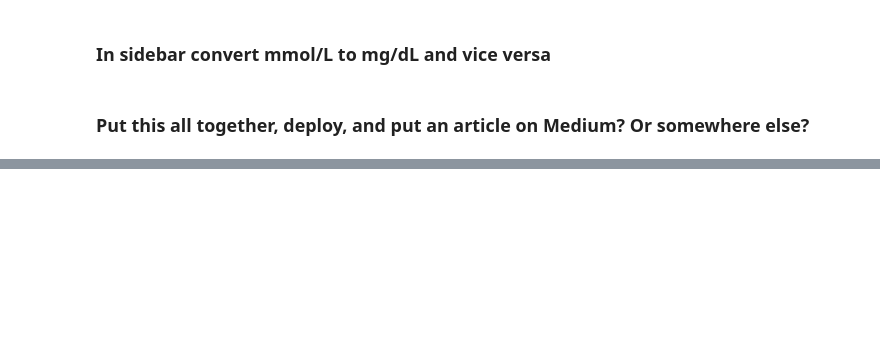
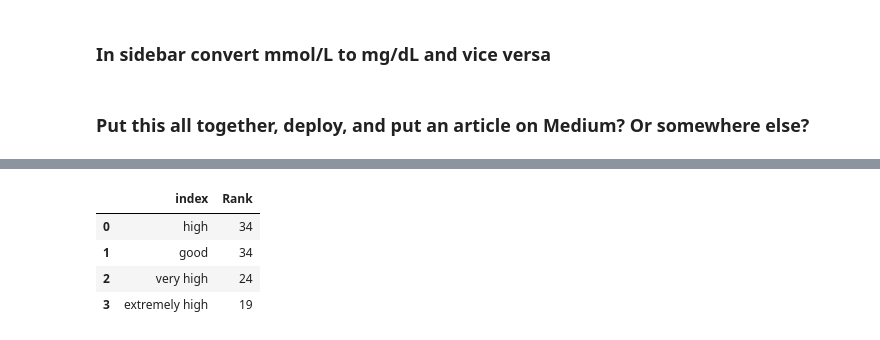
Before and after one commit to charleverts/glucose_tracker_app, a Jupyter notebook: streamlit.ipynb, the cells around one changed output, grey strips where cells are left out. Drawn from its saved outputs; the diff is of its cells as text; code cells hidden in the pictures; blank space fills up the shorter version.

```diff
--- a/streamlit.ipynb
+++ b/streamlit.ipynb
@@ -756,0 +851,8 @@ Think about other cool charts - aesthetically pleasing
+# %%
+pd.DataFrame(glucose_df_long['Rank'].value_counts()).reset_index()
+# %% [output]
+|  | index | Rank |
+| 0 | high | 34 |
+| 1 | good | 34 |
+| 2 | very high | 24 |
+| 3 | extremely high | 19 |
```
Also changed, not shown: parts of 23 cells of this notebook, 2 other files.
